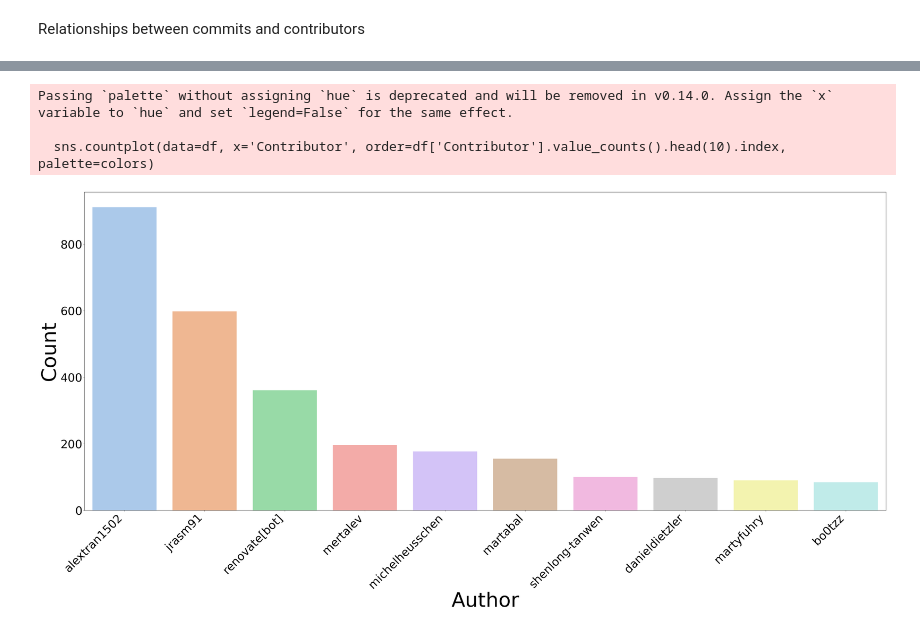
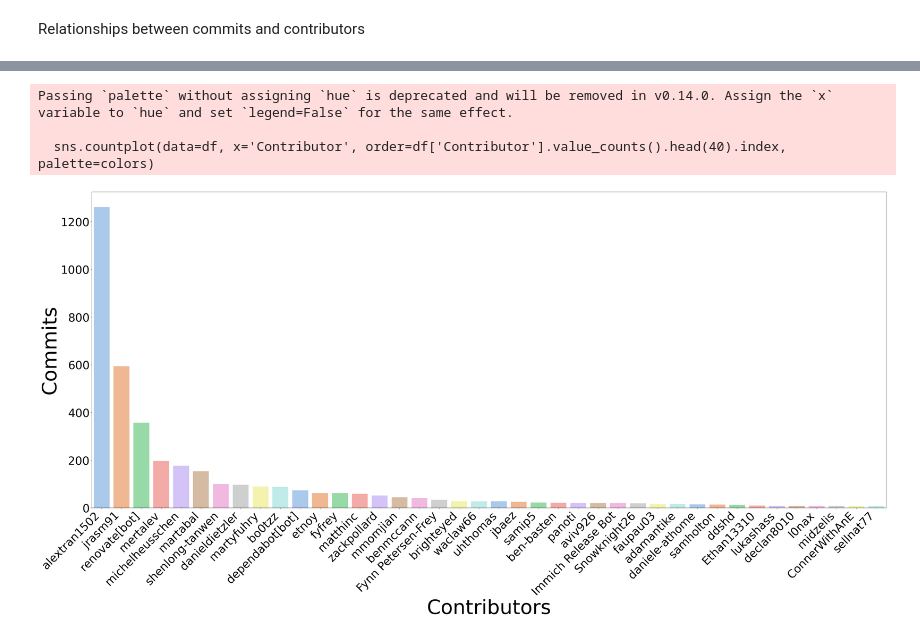
Before and after one commit to bokuwakira1411/PythonDataAnalysis, a Jupyter notebook: dataAnalyst.ipynb, the cells around one changed output, grey strips where cells are left out. Cells and saved outputs as stored; diff of their text form; code cells hidden in the pictures.

```diff
--- a/dataAnalyst.ipynb
+++ b/dataAnalyst.ipynb
@@ -580,14 +724,14 @@ commit_contributor
 # %%
 plt.figure(figsize=(50, 20))
-colors = sns.color_palette("pastel", len(df['Contributor'].value_counts().head(10)))
-sns.countplot(data=df, x='Contributor', order=df['Contributor'].value_counts().head(10).index, palette=colors)
+colors = sns.color_palette("pastel", len(df['Contributor'].value_counts().head(40)))
+sns.countplot(data=df, x='Contributor', order=df['Contributor'].value_counts().head(40).index, palette=colors)
 plt.xticks(rotation=45, ha='right', fontsize=40)
 plt.yticks(fontsize=40)
-plt.xlabel('Author', fontsize=70)
-plt.ylabel('Count', fontsize=70)
+plt.xlabel('Contributors', fontsize=70)
+plt.ylabel('Commits', fontsize=70)
 plt.show()
 # %% [output]
 Passing `palette` without assigning `hue` is deprecated and will be removed in v0.14.0. Assign the `x` variable to `hue` and set `legend=False` for the same effect.
 
-  sns.countplot(data=df, x='Contributor', order=df['Contributor'].value_counts().head(10).index, palette=colors)
+  sns.countplot(data=df, x='Contributor', order=df['Contributor'].value_counts().head(40).index, palette=colors)
-[figure, old version]
+[figure, new version]
```
Also changed, not shown: parts of 65 cells of this notebook, 2 other files.
